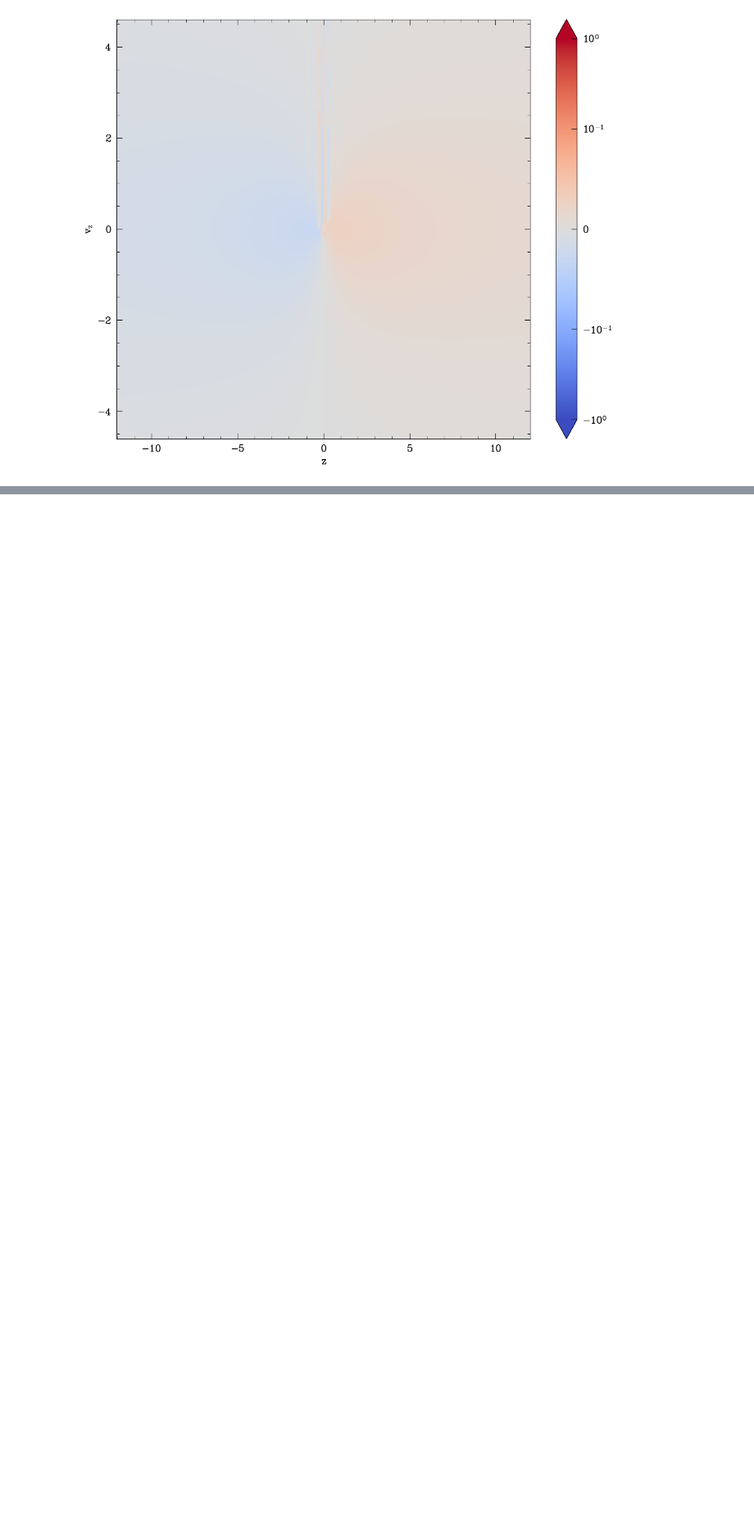
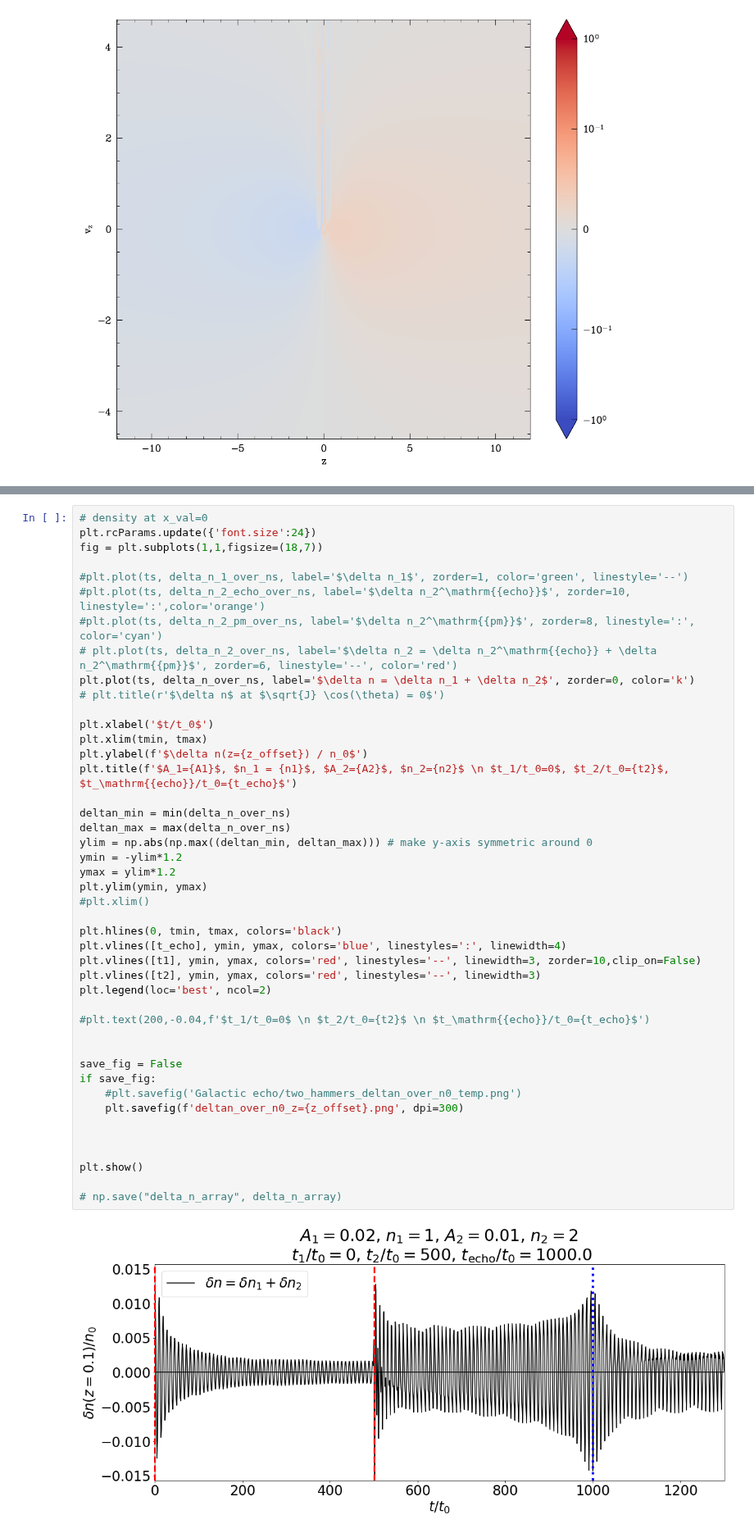
Before and after one commit to Jupiter1994/plasma-echo, a Jupyter notebook: CH_Galactic Phase Mixing and Echo.ipynb, the cells around one changed output, grey strips where cells are left out. Shown at 82% size. Drawn from its saved outputs; the diff is of its cells as text; blank space fills up the shorter version.

```diff
--- a/CH_Galactic Phase Mixing and Echo.ipynb
+++ b/CH_Galactic Phase Mixing and Echo.ipynb
@@ -774,0 +735,46 @@ Elapsed t: 0.4 seconds
+# %%
+# density at x_val=0
+plt.rcParams.update({'font.size':24})
+fig = plt.subplots(1,1,figsize=(18,7))
+
+#plt.plot(ts, delta_n_1_over_ns, label='$\delta n_1$', zorder=1, color='green', linestyle='--')
+#plt.plot(ts, delta_n_2_echo_over_ns, label='$\delta n_2^\mathrm{{echo}}$', zorder=10, linestyle=':',color='orange')
+#plt.plot(ts, delta_n_2_pm_over_ns, label='$\delta n_2^\mathrm{{pm}}$', zorder=8, linestyle=':', color='cyan')
+# plt.plot(ts, delta_n_2_over_ns, label='$\delta n_2 = \delta n_2^\mathrm{{echo}} + \delta n_2^\mathrm{{pm}}$', zorder=6, linestyle='--', color='red')
+plt.plot(ts, delta_n_over_ns, label='$\delta n = \delta n_1 + \delta n_2$', zorder=0, color='k')
+# plt.title(r'$\delta n$ at $\sqrt{J} \cos(\theta) = 0$')
+
+plt.xlabel('$t/t_0$')
+plt.xlim(tmin, tmax)
+plt.ylabel(f'$\delta n(z={z_offset}) / n_0$')
+plt.title(f'$A_1={A1}$, $n_1 = {n1}$, $A_2={A2}$, $n_2={n2}$ \n $t_1/t_0=0$, $t_2/t_0={t2}$, $t_\mathrm{{echo}}/t_0={t_echo}$')
+
+deltan_min = min(delta_n_over_ns)
+deltan_max = max(delta_n_over_ns)
+ylim = np.abs(np.max((deltan_min, deltan_max))) # make y-axis symmetric around 0
+ymin = -ylim*1.2
+ymax = ylim*1.2
+plt.ylim(ymin, ymax)
+#plt.xlim()
+
+plt.hlines(0, tmin, tmax, colors='black')
+plt.vlines([t_echo], ymin, ymax, colors='blue', linestyles=':', linewidth=4)
+plt.vlines([t1], ymin, ymax, colors='red', linestyles='--', linewidth=3, zorder=10,clip_on=False)
+plt.vlines([t2], ymin, ymax, colors='red', linestyles='--', linewidth=3)
+plt.legend(loc='best', ncol=2)
+
+#plt.text(200,-0.04,f'$t_1/t_0=0$ \n $t_2/t_0={t2}$ \n $t_\mathrm{{echo}}/t_0={t_echo}$')
+
+
+save_fig = False
+if save_fig:
+    #plt.savefig('Galactic echo/two_hammers_deltan_over_n0_temp.png')
+    plt.savefig(f'deltan_over_n0_z={z_offset}.png', dpi=300)
+
+
+
+plt.show()
+
+# np.save("delta_n_array", delta_n_array)
+# %% [output]
+[figure, added]
```
Also changed, not shown: parts of 5 cells of this notebook, 3 other files.
